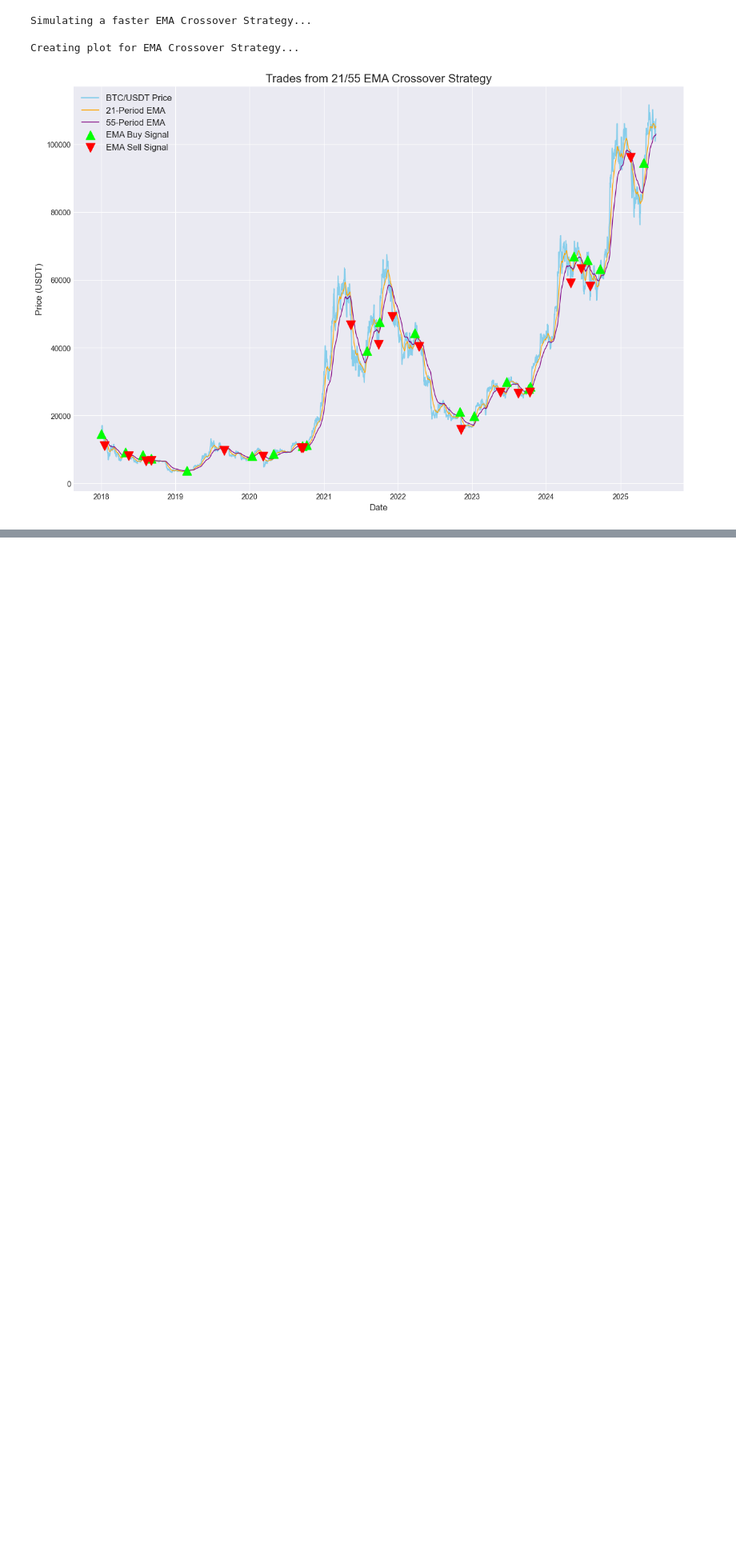
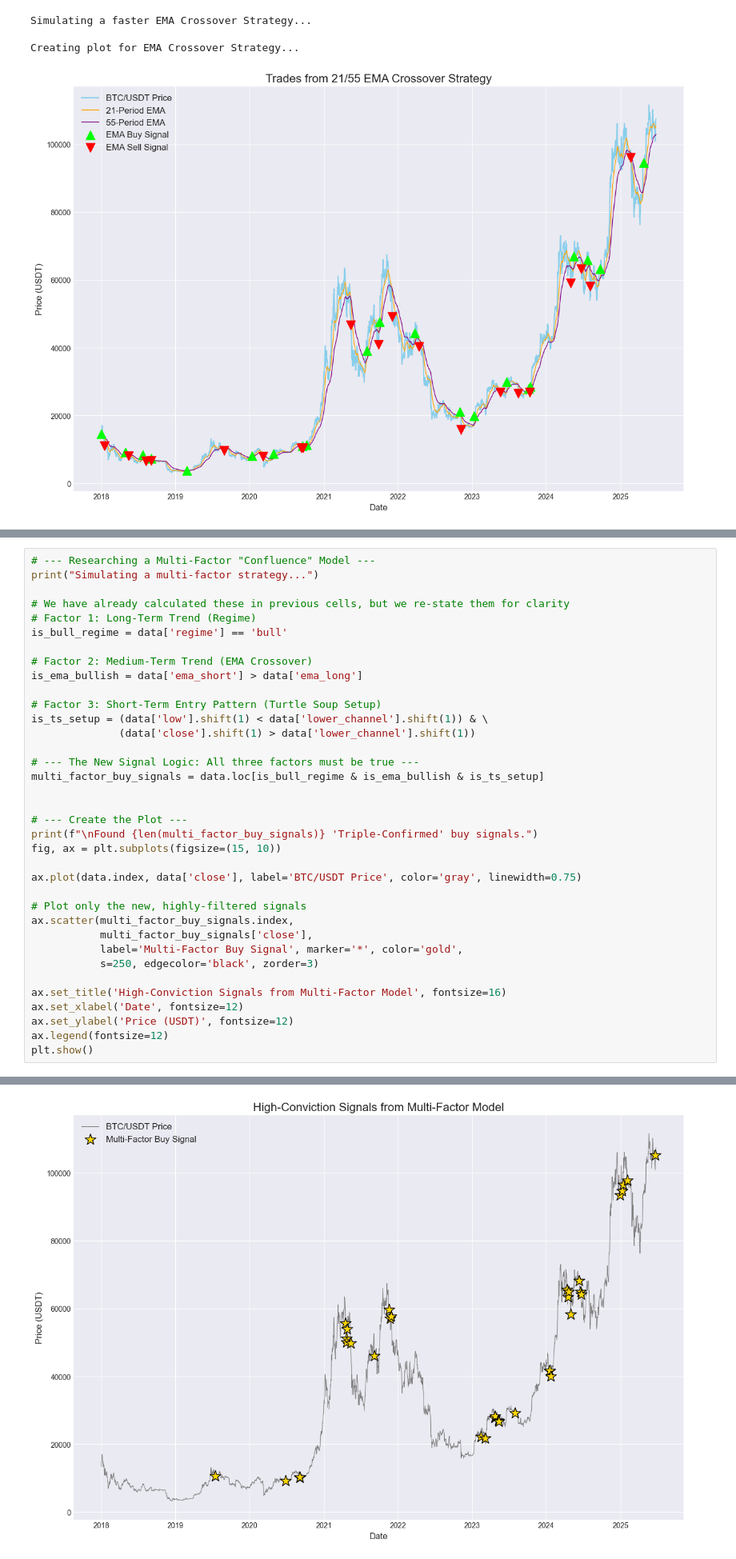
Before and after one commit to dreamflyer3/Project-phoenix, a Jupyter notebook: 01-Baseline-Strategy-Analysis.ipynb, the cells around one changed output, grey strips where cells are left out. Shown at 80% size. Drawn from its saved outputs; the diff is of its cells as text; blank space fills up the shorter version.

```diff
--- a/01-Baseline-Strategy-Analysis.ipynb
+++ b/01-Baseline-Strategy-Analysis.ipynb
@@ -372,0 +507,37 @@ Creating plot for EMA Crossover Strategy...
+# %%
+# --- Researching a Multi-Factor "Confluence" Model ---
+print("Simulating a multi-factor strategy...")
+
+# We have already calculated these in previous cells, but we re-state them for clarity
+# Factor 1: Long-Term Trend (Regime)
+is_bull_regime = data['regime'] == 'bull'
+
+# Factor 2: Medium-Term Trend (EMA Crossover)
+is_ema_bullish = data['ema_short'] > data['ema_long']
+
+# Factor 3: Short-Term Entry Pattern (Turtle Soup Setup)
+is_ts_setup = (data['low'].shift(1) < data['lower_channel'].shift(1)) & \
+              (data['close'].shift(1) > data['lower_channel'].shift(1))
+
+# --- The New Signal Logic: All three factors must be true ---
+multi_factor_buy_signals = data.loc[is_bull_regime & is_ema_bullish & is_ts_setup]
+
+
+# --- Create the Plot ---
+print(f"\nFound {len(multi_factor_buy_signals)} 'Triple-Confirmed' buy signals.")
+fig, ax = plt.subplots(figsize=(15, 10))
+
+ax.plot(data.index, data['close'], label='BTC/USDT Price', color='gray', linewidth=0.75)
+
+# Plot only the new, highly-filtered signals
+ax.scatter(multi_factor_buy_signals.index,
+           multi_factor_buy_signals['close'],
+           label='Multi-Factor Buy Signal', marker='*', color='gold',
+           s=250, edgecolor='black', zorder=3)
+
+ax.set_title('High-Conviction Signals from Multi-Factor Model', fontsize=16)
+ax.set_xlabel('Date', fontsize=12)
+ax.set_ylabel('Price (USDT)', fontsize=12)
+ax.legend(fontsize=12)
+plt.show()
+# %% [output]
@@ -372,0 +547 @@ Creating plot for EMA Crossover Strategy...
+[figure, added]
```
Also changed, not shown: parts of 5 cells of this notebook, 4 other files.
